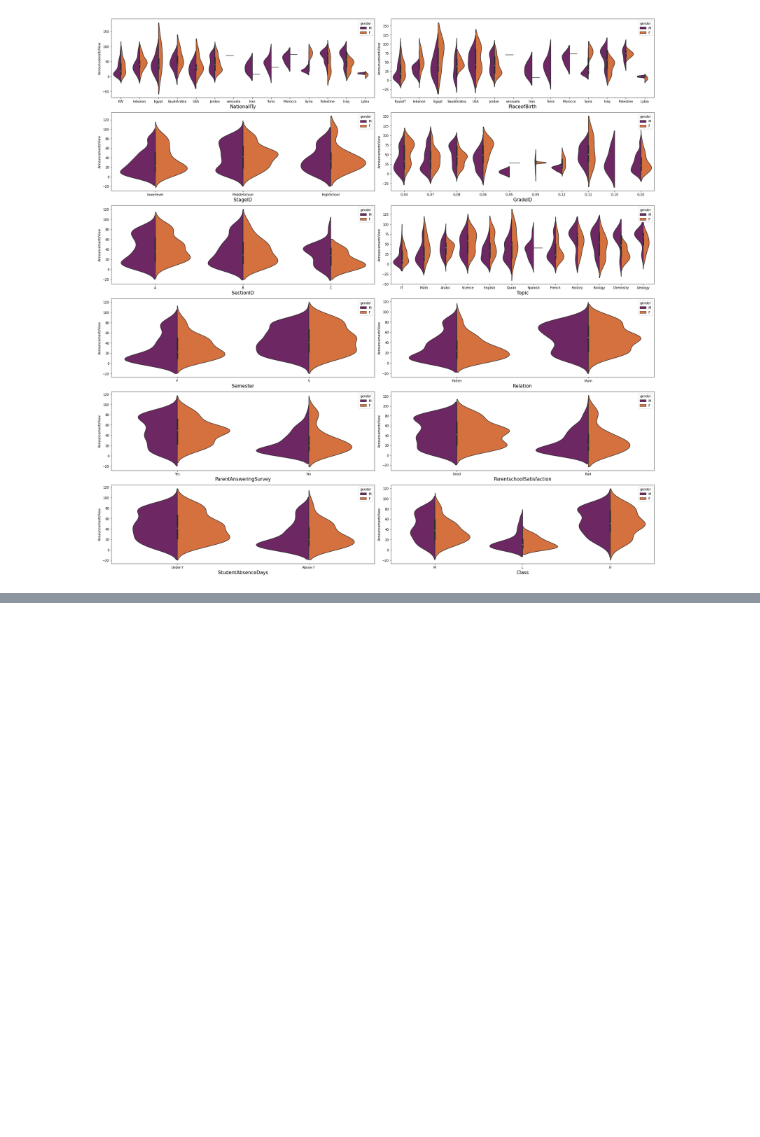
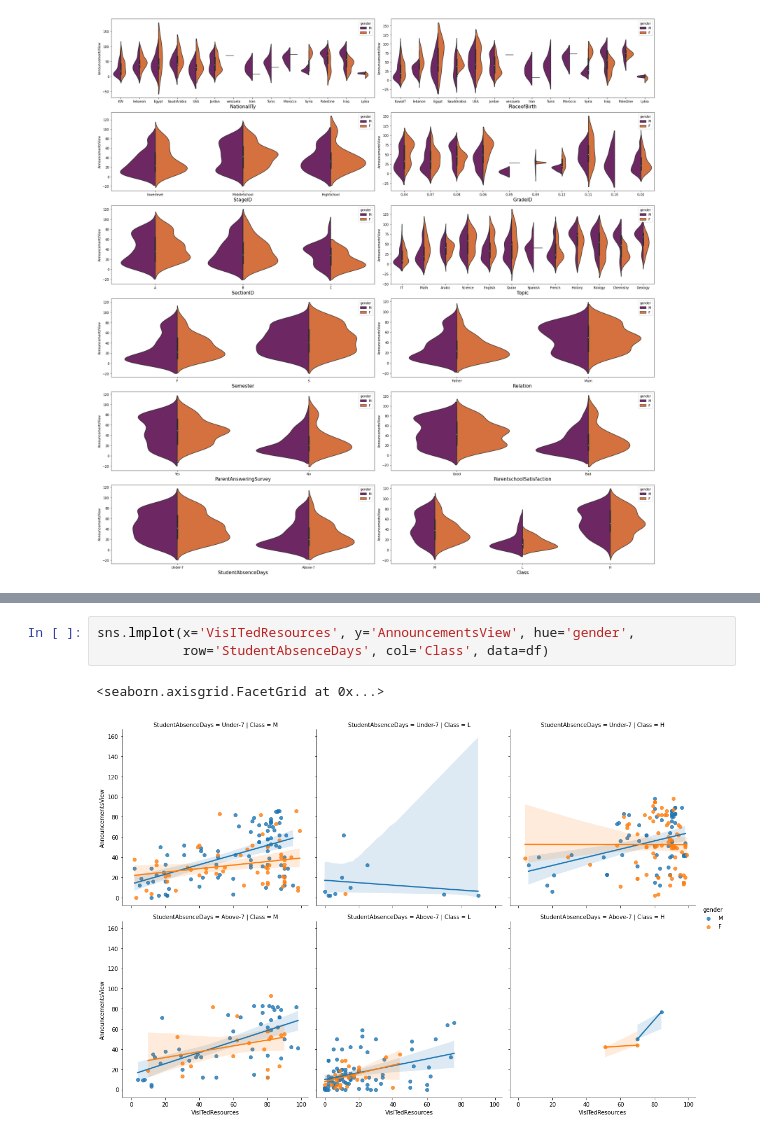
Before and after one commit to Mhmdaris15/students-academic-performance, a Jupyter notebook: Students'_Academic_Performance_Dataset.ipynb, the cells around one changed output, grey strips where cells are left out. Saved outputs shown, nothing was run; the diff lists cells and outputs as text; blank space fills up the shorter version.

```diff
--- a/Students'_Academic_Performance_Dataset.ipynb
+++ b/Students'_Academic_Performance_Dataset.ipynb
@@ -248,0 +263,6 @@ plt.show()
+# %%
+sns.lmplot(x='VisITedResources', y='AnnouncementsView', hue='gender',
+           row='StudentAbsenceDays', col='Class', data=df)
+# %% [output]
+<seaborn.axisgrid.FacetGrid at 0x...>
+[figure, added]
```
Also changed, not shown: parts of 29 cells of this notebook.
